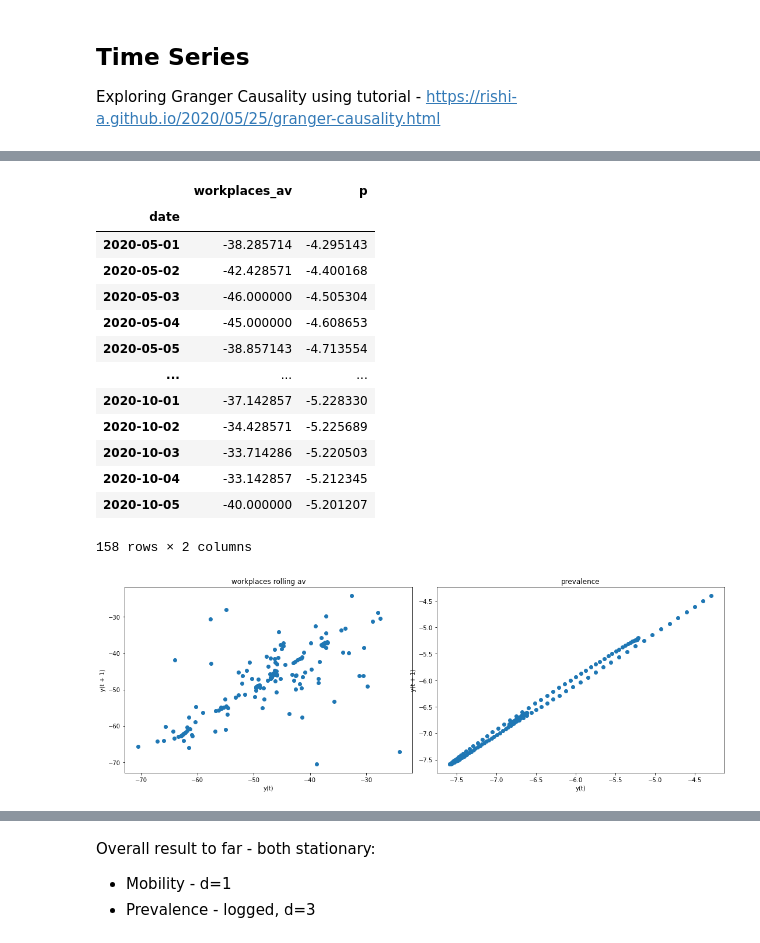
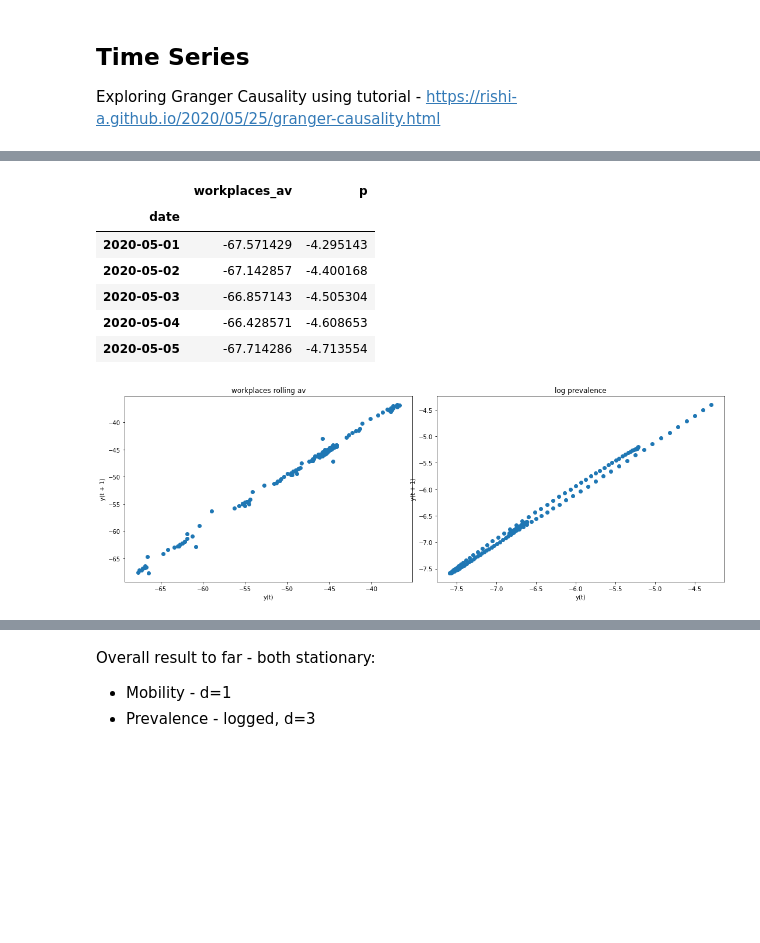
Before and after one commit to EllieBloom/Masters_Project, a Jupyter notebook: VARIMA_python/1_Exploring_VAR.ipynb, the cells around one changed output, grey strips where cells are left out. Drawn from its saved outputs; the diff is of its cells as text; code cells hidden in the pictures; blank space fills up the shorter version.

```diff
--- a/VARIMA_python/1_Exploring_VAR.ipynb
+++ b/VARIMA_python/1_Exploring_VAR.ipynb
@@ -10,3 +10,10 @@
 * Transformation (log) - **added to this script**
 * Checking all VAR fit stats
 * Lag
+# %%
+# Inputs
+shift_lag = -0*7
+forecast_steps = 30
+
+print(f'Lag used is {shift_lag} days')
+print(f'Forecasting ahead {forecast_steps} days')
@@ -137,0 +108,8 @@ prev_london = prev_london[['p']]
+# %%
+# Shifting by 6 weeks - as calculated by CCF of log(prev) vs mobility
+
+print(f'Lag used is {shift_lag} days')
+
+print(mob_london.head())
+mob_london['workplaces_av']=mob_london['workplaces_av'].shift(shift_lag)
+print(mob_london.head())
@@ -155,25 +146,17 @@ london.head()
 # %%
 # Removing the columns that aren't needed
-
 london = london[['workplaces_av','p']]
-london
+london.head()
 # %% [output]
 |  | workplaces_av | p |
 | date |  |  |
-| 2020-05-01 | -38.285714 | -4.295143 |
-| 2020-05-02 | -42.428571 | -4.400168 |
-| 2020-05-03 | -46.000000 | -4.505304 |
-| 2020-05-04 | -45.000000 | -4.608653 |
-| 2020-05-05 | -38.857143 | -4.713554 |
-| ... | ... | ... |
-| 2020-10-01 | -37.142857 | -5.228330 |
-| 2020-10-02 | -34.428571 | -5.225689 |
-| 2020-10-03 | -33.714286 | -5.220503 |
-| 2020-10-04 | -33.142857 | -5.212345 |
-| 2020-10-05 | -40.000000 | -5.201207 |
+| 2020-05-01 | -67.571429 | -4.295143 |
+| 2020-05-02 | -67.142857 | -4.400168 |
+| 2020-05-03 | -66.857143 | -4.505304 |
+| 2020-05-04 | -66.428571 | -4.608653 |
+| 2020-05-05 | -67.714286 | -4.713554 |
-158 rows × 2 columns
 # %%
-from pandas.plotting import lag_plot
+# Plotting yt vs yt+1 to investigate autocorrelation
 
 f2, (ax4, ax5) = plt.subplots(1, 2, figsize=(15, 5))
 f2.tight_layout()
@@ -182,7 +165,7 @@ lag_plot(london['workplaces_av'], ax=ax4)
 ax4.set_title('workplaces rolling av');
 
 lag_plot(london['p'], ax=ax5)
-ax5.set_title('prevalence');
+ax5.set_title('log prevalence');
 # %% [output]
-[figure, old version]
+[figure, new version]
 # %%
```
Also changed, not shown: parts of 62 cells of this notebook.
